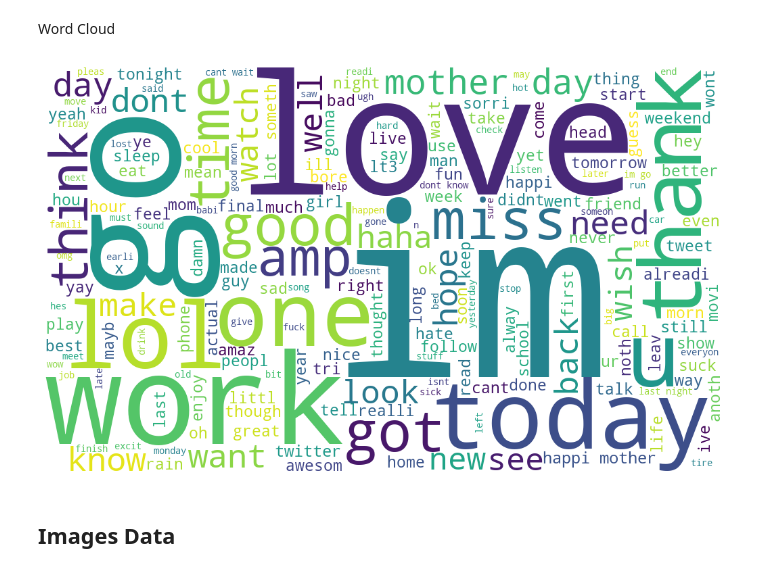
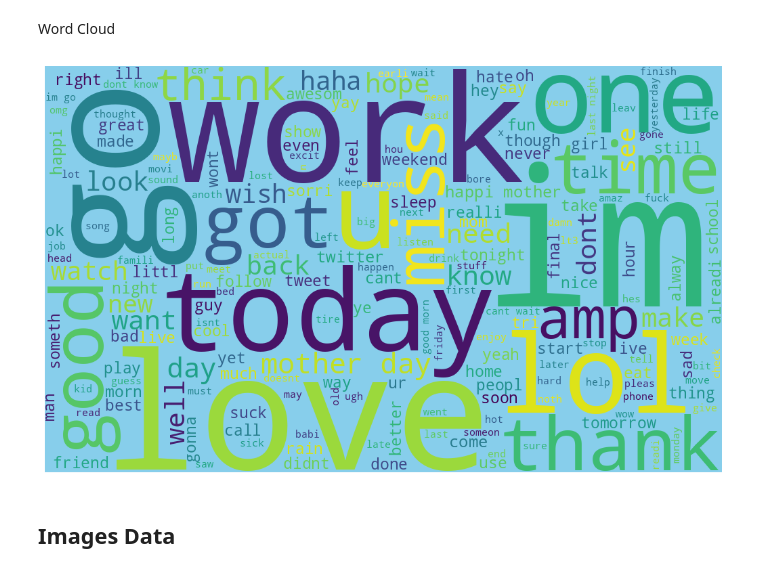
Before and after one commit to IATjin/Week2-DataPreprocessing, a Jupyter notebook: Week 2.ipynb, the cells around one changed output. Saved outputs shown, nothing was run; the diff lists cells and outputs as text; code cells hidden in the pictures.

```diff
--- a/Week 2.ipynb
+++ b/Week 2.ipynb
@@ -407,7 +407,7 @@ Download the dataset from: https://www.kaggle.com/datasets/pashupatigupta/emotio
 
 Loading Dataset
 # %%
-dataset_3 = pd.read_csv("Desktop/360/OneDrive_1_9-21-2026/tweet_emotions.csv")
+dataset_3 = pd.read_csv('tweet_emotions.csv')
 dataset_3.head()
 # %% [output]
 |  | tweet_id | sentiment | content |
@@ -478,19 +477,19 @@ Word Cloud
 # %%
 all_words = ' '.join(word for word in dataset_3['text'])
 
 
 wordcloud = WordCloud(
     width = 1000,
     height = 600,
-    background_color = 'white',
+    background_color = 'skyblue',
     min_font_size = 10).generate(all_words)
 plt.figure(figsize = (10, 6), facecolor = None)
 plt.imshow(wordcloud)
 plt.axis('off')
 plt.tight_layout(pad = 0)
 plt.show()
 # %% [output]
-[figure, old version]
+[figure, new version]
 # %% [markdown]
 ## **Images Data**
 # %% [markdown]
```
Also changed, not shown: parts of 15 cells of this notebook.
